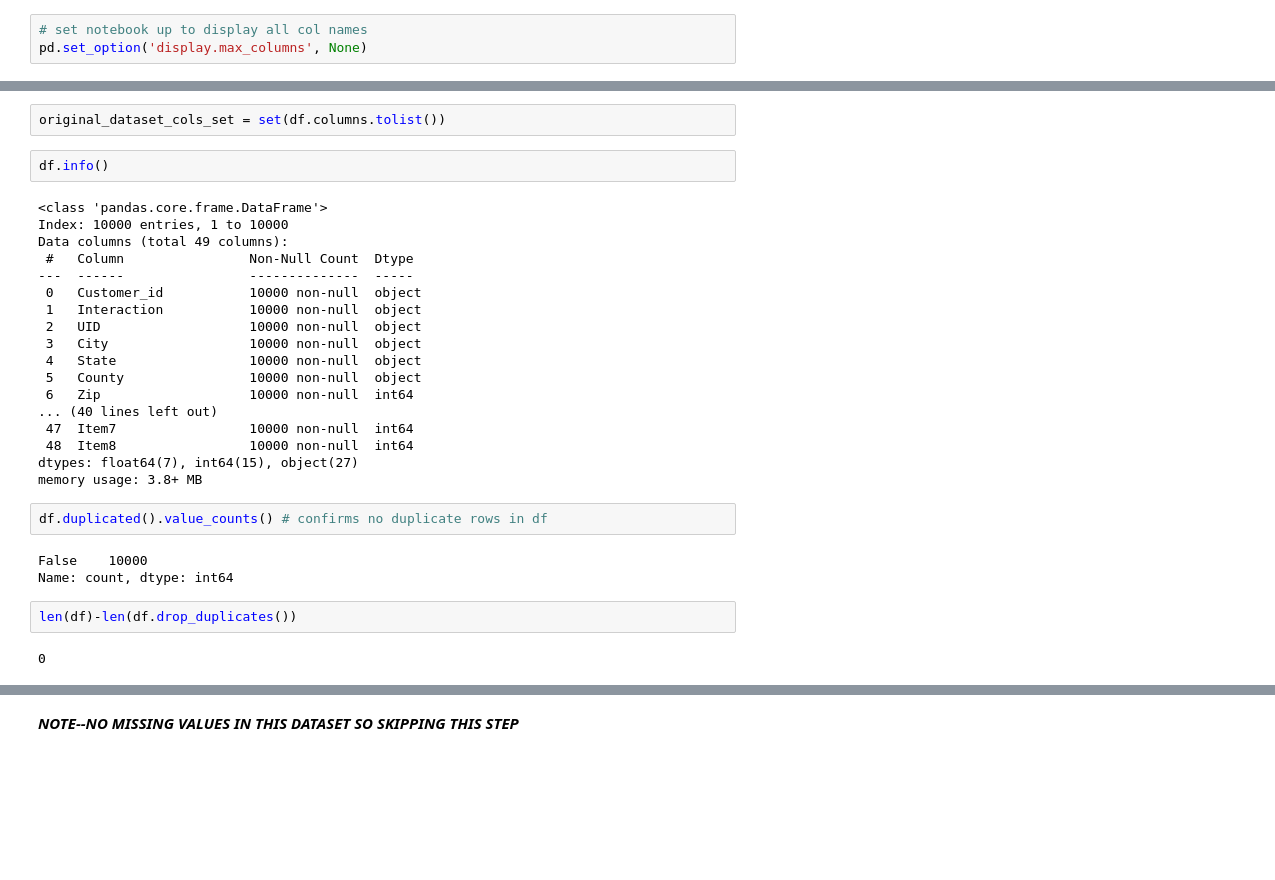
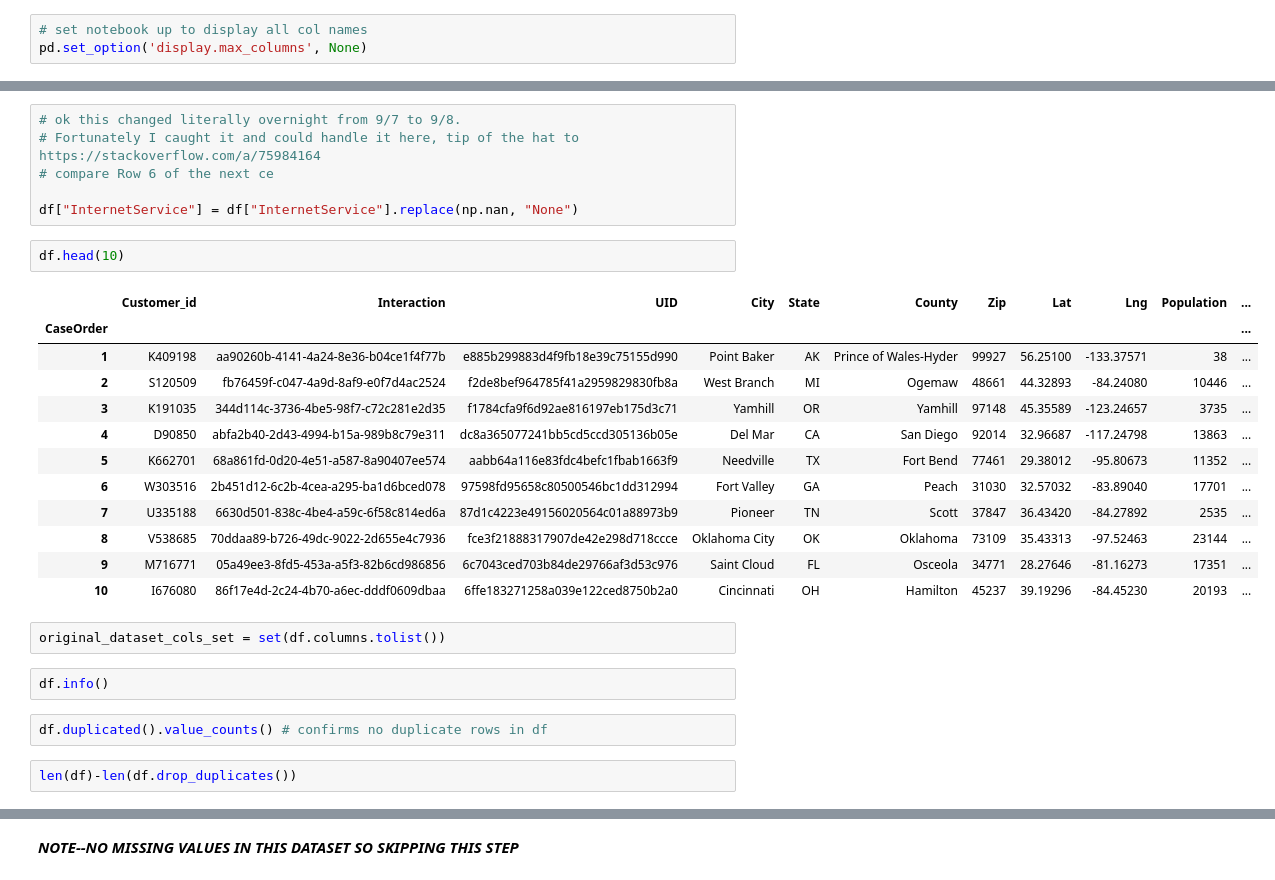
Before and after one commit to ordinaryusername1/D207, a Jupyter notebook: D207_Parker.ipynb, the cells around one changed output, grey strips where cells are left out. Saved outputs shown, nothing was run; the diff lists cells and outputs as text; blank space fills up the shorter version.

Commit message:
fixing pd error that was tagging 'None' values as NaN within InternetService

```diff
--- a/D207_Parker.ipynb
+++ b/D207_Parker.ipynb
@@ -25,34 +30,32 @@ df.head()
+# %%
+# ok this changed literally overnight from 9/7 to 9/8.
+# Fortunately I caught it and could handle it here, tip of the hat to https://stackoverflow.com/a/75984164
+# compare Row 6 of the next ce
+
+df["InternetService"] = df["InternetService"].replace(np.nan, "None")
+# %%
+df.head(10)
+# %% [output]
+|  | Customer_id | Interaction | UID | City | State | County | Zip | Lat | Lng | Population | ... |
+| CaseOrder |  |  |  |  |  |  |  |  |  |  | ... |
+| 1 | K409198 | aa90260b-4141-4a24-8e36-b04ce1f4f77b | e885b299883d4f9fb18e39c75155d990 | Point Baker | AK | Prince of Wales-Hyder | 99927 | 56.25100 | -133.37571 | 38 | ... |
+| 2 | S120509 | fb76459f-c047-4a9d-8af9-e0f7d4ac2524 | f2de8bef964785f41a2959829830fb8a | West Branch | MI | Ogemaw | 48661 | 44.32893 | -84.24080 | 10446 | ... |
+| 3 | K191035 | 344d114c-3736-4be5-98f7-c72c281e2d35 | f1784cfa9f6d92ae816197eb175d3c71 | Yamhill | OR | Yamhill | 97148 | 45.35589 | -123.24657 | 3735 | ... |
+| 4 | D90850 | abfa2b40-2d43-4994-b15a-989b8c79e311 | dc8a365077241bb5cd5ccd305136b05e | Del Mar | CA | San Diego | 92014 | 32.96687 | -117.24798 | 13863 | ... |
+| 5 | K662701 | 68a861fd-0d20-4e51-a587-8a90407ee574 | aabb64a116e83fdc4befc1fbab1663f9 | Needville | TX | Fort Bend | 77461 | 29.38012 | -95.80673 | 11352 | ... |
+| 6 | W303516 | 2b451d12-6c2b-4cea-a295-ba1d6bced078 | 97598fd95658c80500546bc1dd312994 | Fort Valley | GA | Peach | 31030 | 32.57032 | -83.89040 | 17701 | ... |
+| 7 | U335188 | 6630d501-838c-4be4-a59c-6f58c814ed6a | 87d1c4223e49156020564c01a88973b9 | Pioneer | TN | Scott | 37847 | 36.43420 | -84.27892 | 2535 | ... |
+| 8 | V538685 | 70ddaa89-b726-49dc-9022-2d655e4c7936 | fce3f21888317907de42e298d718ccce | Oklahoma City | OK | Oklahoma | 73109 | 35.43313 | -97.52463 | 23144 | ... |
+| 9 | M716771 | 05a49ee3-8fd5-453a-a5f3-82b6cd986856 | 6c7043ced703b84de29766af3d53c976 | Saint Cloud | FL | Osceola | 34771 | 28.27646 | -81.16273 | 17351 | ... |
+| 10 | I676080 | 86f17e4d-2c24-4b70-a6ec-dddf0609dbaa | 6ffe183271258a039e122ced8750b2a0 | Cincinnati | OH | Hamilton | 45237 | 39.19296 | -84.45230 | 20193 | ... |
 # %%
 original_dataset_cols_set = set(df.columns.tolist())
 # %%
 df.info()
-# %% [output]
-<class 'pandas.core.frame.DataFrame'>
-Index: 10000 entries, 1 to 10000
-Data columns (total 49 columns):
- #   Column                Non-Null Count  Dtype
----  ------                --------------  -----
- 0   Customer_id           10000 non-null  object
- 1   Interaction           10000 non-null  object
- 2   UID                   10000 non-null  object
- 3   City                  10000 non-null  object
- 4   State                 10000 non-null  object
- 5   County                10000 non-null  object
- 6   Zip                   10000 non-null  int64
-... (40 lines left out)
- 47  Item7                 10000 non-null  int64
- 48  Item8                 10000 non-null  int64
-dtypes: float64(7), int64(15), object(27)
-memory usage: 3.8+ MB
 # %%
 df.duplicated().value_counts() # confirms no duplicate rows in df
-# %% [output]
-False    10000
-Name: count, dtype: int64
 # %%
 len(df)-len(df.drop_duplicates())
-# %% [output]
-0
 # %%
 # identify all quantitative columns for purposes of working with data therein later on
 
```
Also changed, not shown: parts of 55 cells of this notebook.
